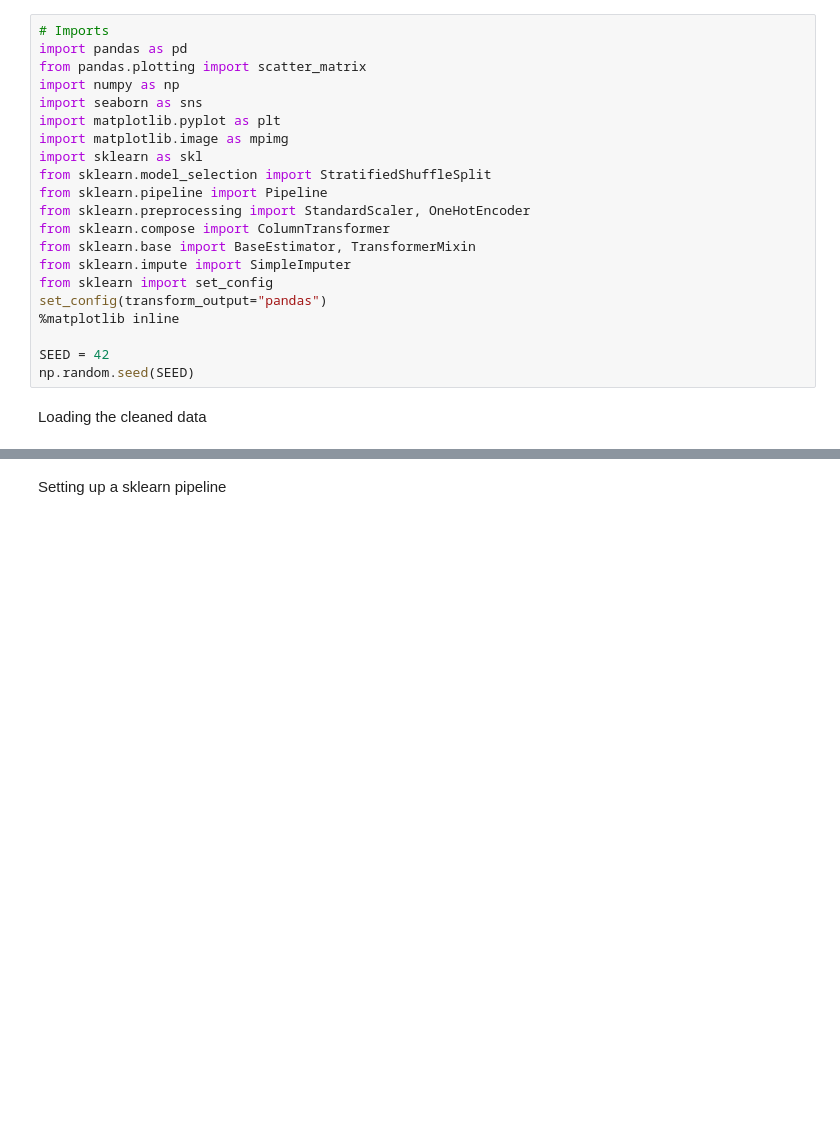
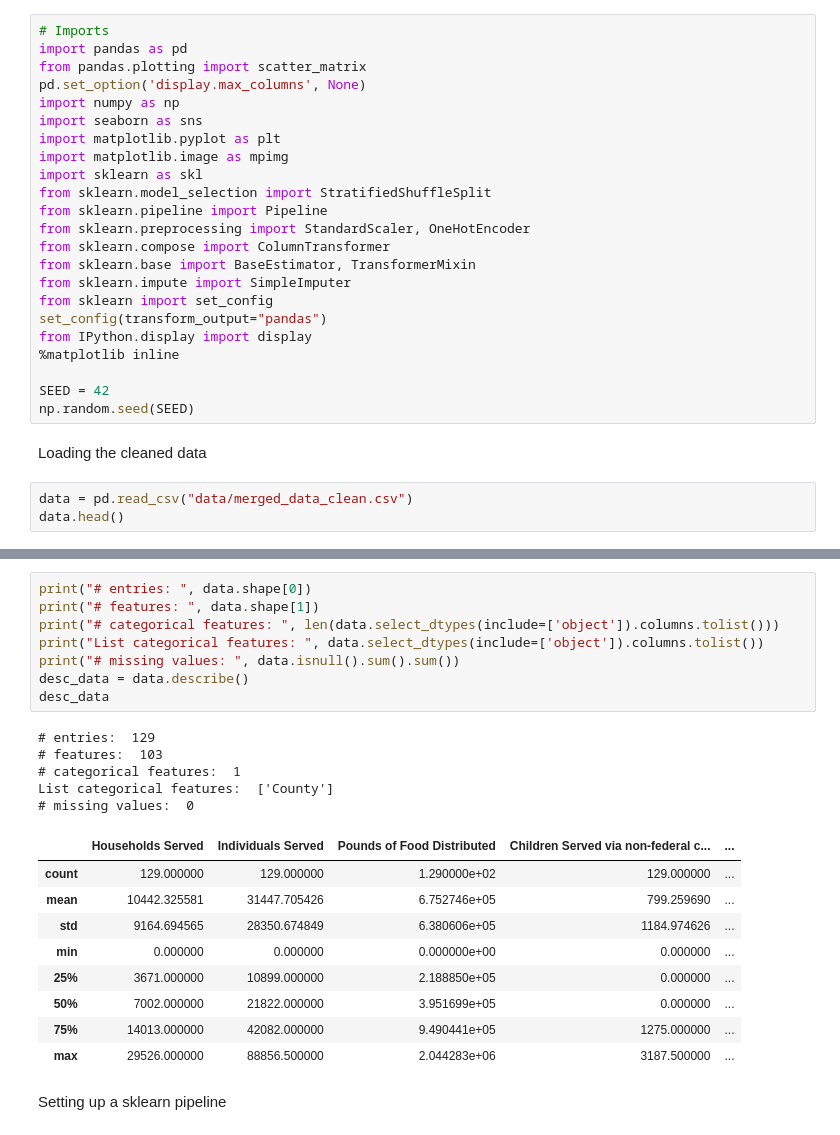
Before and after one commit to ericwhamilton1/gradient-descent-into-madness, a Jupyter notebook: preliminary_exp.ipynb, the cells around one changed output, grey strips where cells are left out. Saved outputs shown, nothing was run; the diff lists cells and outputs as text; blank space fills up the shorter version.

Commit message:
Summary stats for cleaned data

```diff
--- a/preliminary_exp.ipynb
+++ b/preliminary_exp.ipynb
@@ -5,6 +5,7 @@ To begin exploring the relationships in our data we decided to apply k-means clu
 # Imports
 import pandas as pd
 from pandas.plotting import scatter_matrix
+pd.set_option('display.max_columns', None)
 import numpy as np
 import seaborn as sns
 import matplotlib.pyplot as plt
@@ -18,9 +19,13 @@ from sklearn.base import BaseEstimator, TransformerMixin
 from sklearn.impute import SimpleImputer
 from sklearn import set_config
 set_config(transform_output="pandas")
+from IPython.display import display
 %matplotlib inline
 
 SEED = 42
 np.random.seed(SEED)
 # %% [markdown]
 Loading the cleaned data
+# %%
+data = pd.read_csv("data/merged_data_clean.csv")
+data.head()
@@ -27,3 +39,26 @@ Loading the cleaned data
+# %%
+print("# entries: ", data.shape[0])
+print("# features: ", data.shape[1])
+print("# categorical features: ", len(data.select_dtypes(include=['object']).columns.tolist()))
+print("List categorical features: ", data.select_dtypes(include=['object']).columns.tolist())
+print("# missing values: ", data.isnull().sum().sum())
+desc_data = data.describe()
+desc_data
+# %% [output]
+# entries:  129
+# features:  103
+# categorical features:  1
+List categorical features:  ['County']
+# missing values:  0
+|  | Households Served | Individuals Served | Pounds of Food Distributed | Children Served via non-federal c... | ... |
+| count | 129.000000 | 129.000000 | 1.290000e+02 | 129.000000 | ... |
+| mean | 10442.325581 | 31447.705426 | 6.752746e+05 | 799.259690 | ... |
+| std | 9164.694565 | 28350.674849 | 6.380606e+05 | 1184.974626 | ... |
+| min | 0.000000 | 0.000000 | 0.000000e+00 | 0.000000 | ... |
+| 25% | 3671.000000 | 10899.000000 | 2.188850e+05 | 0.000000 | ... |
+| 50% | 7002.000000 | 21822.000000 | 3.951699e+05 | 0.000000 | ... |
+| 75% | 14013.000000 | 42082.000000 | 9.490441e+05 | 1275.000000 | ... |
+| max | 29526.000000 | 88856.500000 | 2.044283e+06 | 3187.500000 | ... |
 # %% [markdown]
 Setting up a sklearn pipeline
 # %% [markdown]
```
Also changed, not shown: parts of 1 cell of this notebook.
